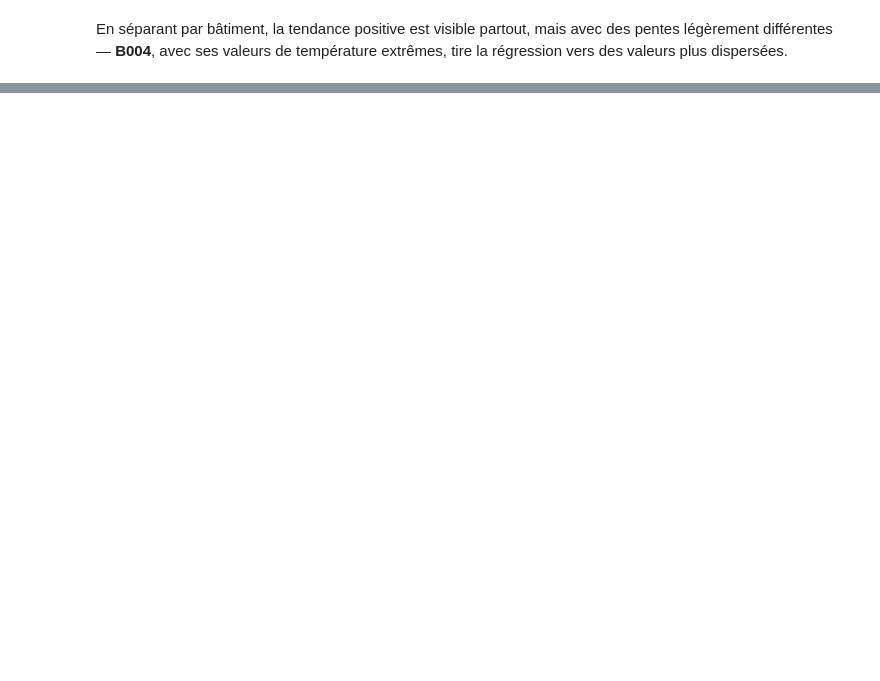
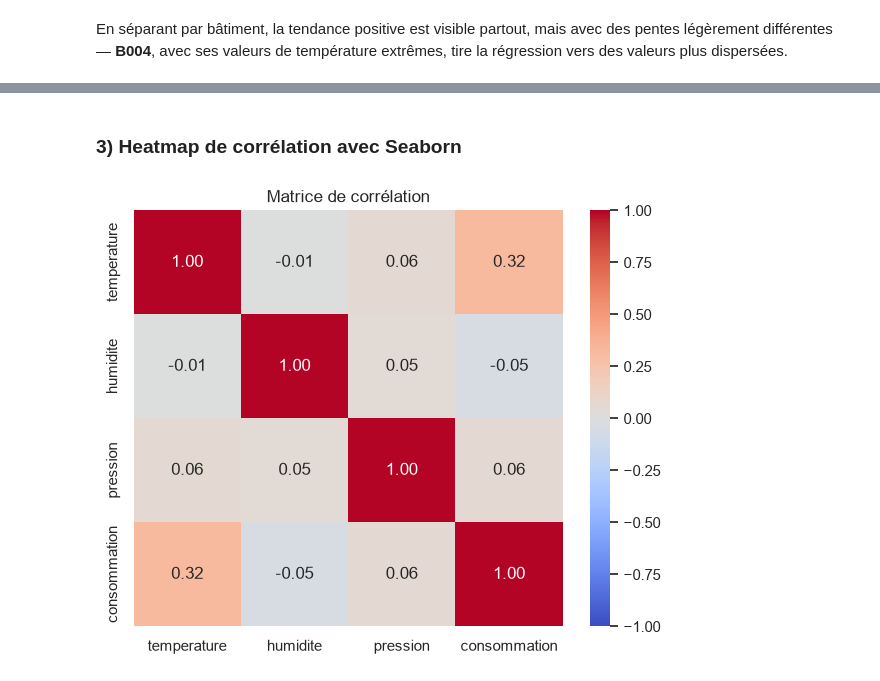
Before and after one commit to Abdouaziz2/atelier_seaborn_iot, a Jupyter notebook: notebooks/atelier_seaborn_iot.ipynb, the cells around one changed output, grey strips where cells are left out. Cells and saved outputs as stored; diff of their text form; code cells hidden in the pictures; blank space fills up the shorter version.

Commit message:
Partie 9 – Corrélations

```diff
--- a/notebooks/atelier_seaborn_iot.ipynb
+++ b/notebooks/atelier_seaborn_iot.ipynb
@@ -434,0 +442,5 @@ des valeurs plus dispersées.
+# %%
+# .corr() calcule automatiquement le coefficient de corrélation de Pearson entre toutes les paires
+# de colonnes numériques du sous-DataFrame sélectionné
+corr = df[["temperature", "humidite", "pression", "consommation"]].corr()
+corr
@@ -434,0 +464,19 @@ des valeurs plus dispersées.
+# %% [markdown]
+### 3) Heatmap de corrélation avec Seaborn
+# %%
+plt.figure(figsize=(6, 5))  # on fixe la taille de la figure AVANT d'appeler sns.heatmap
+
+# annot=True     : affiche la valeur numérique dans chaque case
+# fmt=".2f"      : formate ces valeurs avec 2 décimales
+# cmap="coolwarm": palette divergente (bleu = négatif, rouge = positif) adaptée aux corrélations
+# vmin=-1, vmax=1: fixe l'échelle de couleur sur toute la plage possible d'une corrélation
+sns.heatmap(corr, annot=True, fmt=".2f", cmap="coolwarm", vmin=-1, vmax=1)
+plt.title("Matrice de corrélation")
+plt.tight_layout()
+
+# Sauvegarde immédiate (anticipe la Partie 11) : deux formats, PNG (image) et PDF (vectoriel)
+# plt.savefig(f"{EXPORTS_DIR}/correlation_heatmap.png", dpi=150)
+# plt.savefig(f"{EXPORTS_DIR}/correlation_heatmap.pdf")
+plt.show()
+# %% [output]
+[figure, added]
```
Also changed, not shown: parts of 23 cells of this notebook.
